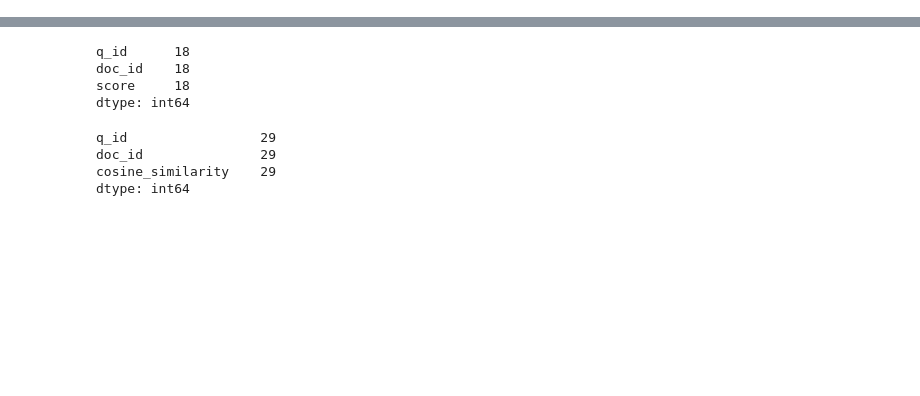
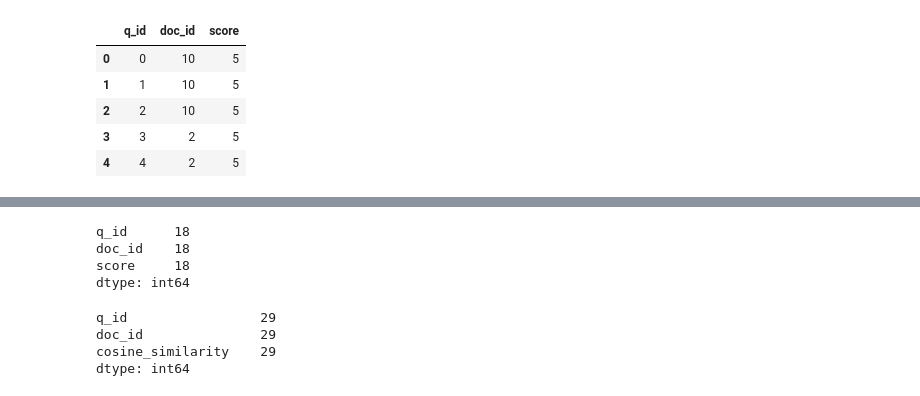
Before and after one commit to Taaniya/semantic-search-for-info-retrieval, a Jupyter notebook: semantic_search_evaluation_with_ranx.ipynb, the cells around one changed output, grey strips where cells are left out. Drawn from its saved outputs; the diff is of its cells as text; code cells hidden in the pictures; blank space fills up the shorter version.

```diff
--- a/semantic_search_evaluation_with_ranx.ipynb
+++ b/semantic_search_evaluation_with_ranx.ipynb
@@ -14,3 +32,12 @@ preds_run_path = "./drive/MyDrive/Colab Notebooks/NLP_exploration/QA_on_docs/run
 # %%
 qrels_df = pd.read_excel(qrels_path)
 run_df = pd.read_excel(preds_run_path)
+# %%
+qrels_df.head()
+# %% [output]
+|  | q_id | doc_id | score |
+| 0 | 0 | 10 | 5 |
+| 1 | 1 | 10 | 5 |
+| 2 | 2 | 10 | 5 |
+| 3 | 3 | 2 | 5 |
+| 4 | 4 | 2 | 5 |
```
Also changed, not shown: parts of 5 cells of this notebook.
